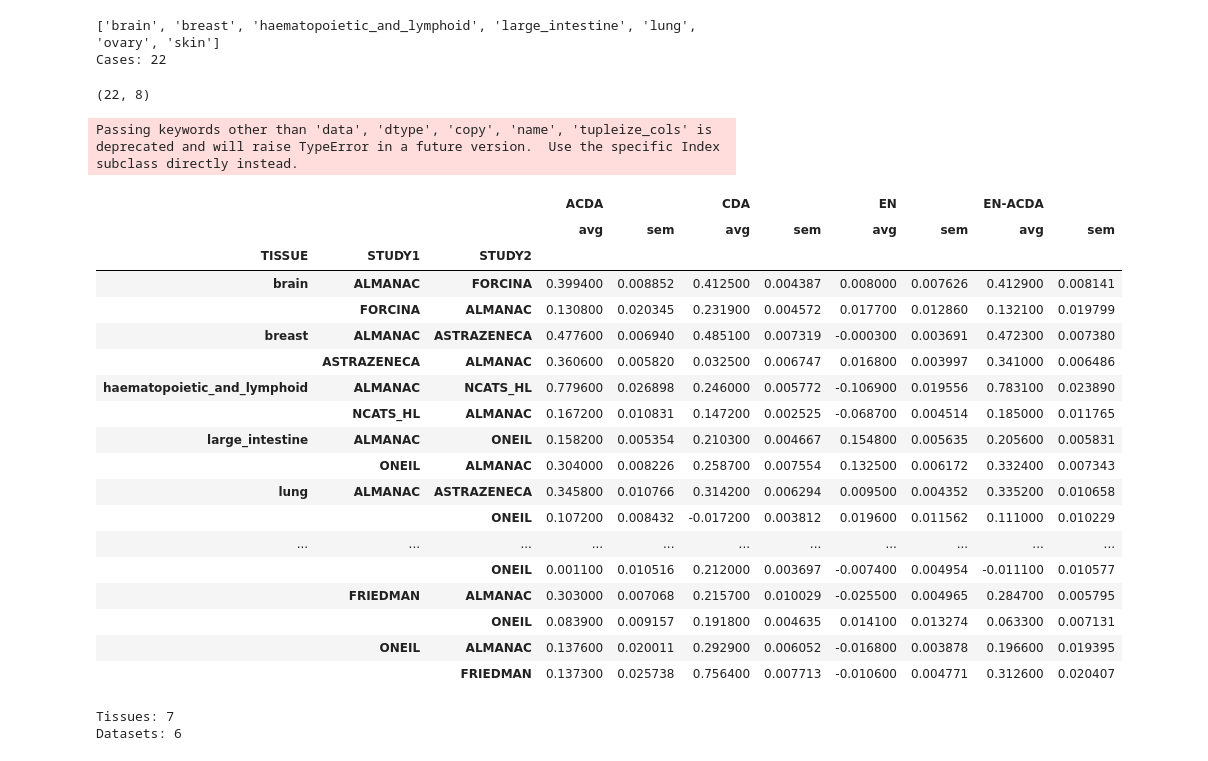
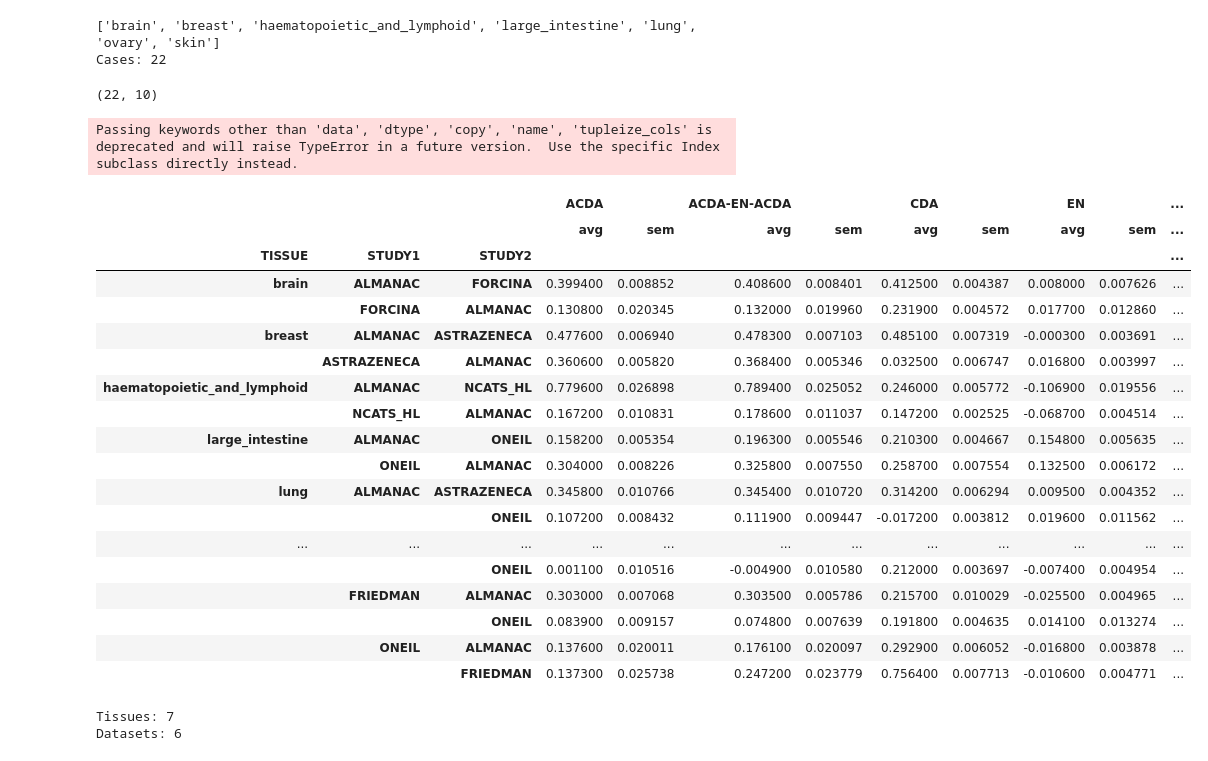
Before and after one commit to TheJacksonLaboratory/drug-synergy, a Jupyter notebook: scripts/Synergy_workbook.ipynb, the cells around one changed output. Cells and saved outputs as stored; diff of their text form; code cells hidden in the pictures.

```diff
--- a/scripts/Synergy_workbook.ipynb
+++ b/scripts/Synergy_workbook.ipynb
@@ -1211,7 +1475,7 @@ df_temp['RESPONSE_CATEGORY'].reset_index('TISSUE').value_counts().unstack('TISSU
 PDXE_tissues = ['CRC', 'GC', 'PDAC', 'BRCA', 'NSCLC', 'CM']
 df_PDXE_res = dict()
 for tissue in PDXE_tissues:
-    df_PDXE_res[tissue] = MonteCarloCrossValidation(dfTas_PDXE.xs(tissue, level='TISSUE', drop_level=False), factor=2/3)
+    df_PDXE_res[tissue] = MonteCarloCrossValidation(dfTas_PDXE.drop('RESPONSE_CATEGORY', axis=1).xs(tissue, level='TISSUE', drop_level=False), factor=2/3, stratified=True)
 df_PDXE_res = pd.DataFrame([df_PDXE_res[tissue][0].stack() for tissue in PDXE_tissues], index=PDXE_tissues)
 # %% [output]
 0
@@ -1652,0 +1975,15 @@ makeBarplotSingleDatasets(df_res_single.sort_values(by=('ACDA', 'avg'), ascendin
+# %%
+if False:
+    for_single_datasets = dict()
+    for tissue, study in for_single:
+        print(tissue, '\t', study, end='\t')
+        temp = prepareFromDCforCDA(df_DC, study, tissue, se_models_mutations_GDSC, sample=5*10**3)
+        for_single_datasets.update({(tissue, study): temp})
+        print(temp.shape)
+else:
+    for_single_datasets = dict()
+    for tissue, study in for_single:
+        if False:
+            for_single_datasets[(tissue, study)].to_csv('../data/for_single_datasets_DC_%s_%s.csv.gz' % (tissue, study))
+        else:
+            for_single_datasets[(tissue, study)] = pd.read_csv('../data/for_single_datasets_DC_%s_%s.csv.gz' % (tissue, study), index_col=[0,1,2,3])
@@ -1652,0 +2000,14 @@ makeBarplotSingleDatasets(df_res_single.sort_values(by=('ACDA', 'avg'), ascendin
+# %%
+tested_results_single_restored = dict()
+for tissue, study in for_single:
+    fname = '../output/tested_results_single_i_DC_Cij_%s_%s_v3_stratified.pklz' % (tissue, study)
+    if os.path.isfile(fname):
+        with open(fname, 'rb') as outfile:
+            tested_results_single_restored.update(pickle.load(outfile))
+
+ind = pd.MultiIndex.from_tuples(tested_results_single_restored.keys(), names=['TISSUE', 'STUDY'])
+df_res_single = pd.concat([tested_results_single_restored[i][0].set_axis(['avg', 'sem'], axis=1) for i in ind], keys=ind, axis=1).T.unstack(-1).fillna(0)
+
+print('Tissues:', df_res_single.reset_index()['TISSUE'].value_counts().shape[0])
+
+df_res_single.style.background_gradient(axis=1)
@@ -1693,44 +2179,44 @@ Cases: 22
 # %%
 tested_results_cross = dict()
 
 for tissue, study1, study2 in cross_cases:
-    fname = '../output/tested_results_cross_DC_i_Cij_%s_%s_%s_v2.pklz' % (tissue, study1, study2)
+    fname = '../output/tested_results_cross_DC_i_Cij_%s_%s_%s_v3_stratified.pklz' % (tissue, study1, study2)
     if not os.path.isfile(fname):
         print(tissue, study1, study2)
         temp = trainOneTestAnother(for_single_datasets[(tissue, study1)], for_single_datasets[(tissue, study2)], n=10)
         tested_results_cross.update({(tissue, study1, study2): temp})
         with open(fname, 'wb') as outfile:
             pickle.dump({(tissue, study1, study2): tested_results_cross[(tissue, study1, study2)]}, outfile)
     else:
         with open(fname, 'rb') as outfile:
             tested_results_cross.update(pickle.load(outfile))
 
 ind = pd.Index(tested_results_cross.keys(), names=['TISSUE', 'STUDY1', 'STUDY2'])
 df_res_cross = pd.concat([tested_results_cross[i][0].set_axis(['avg', 'sem'], axis=1) for i in ind], keys=ind, axis=1).T.unstack(-1).fillna(0)
 print(df_res_cross.shape)
 df_res_cross.style.background_gradient(axis=1)
 # %% [output]
-(22, 8)
+(22, 10)
 Passing keywords other than 'data', 'dtype', 'copy', 'name', 'tupleize_cols' is deprecated and will raise TypeError in a future version.  Use the specific Index subclass directly instead.
-|  |  |  | ACDA |  | CDA |  | EN |  | EN-ACDA |  |
-|  |  |  | avg | sem | avg | sem | avg | sem | avg | sem |
-| TISSUE | STUDY1 | STUDY2 |  |  |  |  |  |  |  |  |
-| brain | ALMANAC | FORCINA | 0.399400 | 0.008852 | 0.412500 | 0.004387 | 0.008000 | 0.007626 | 0.412900 | 0.008141 |
-|  | FORCINA | ALMANAC | 0.130800 | 0.020345 | 0.231900 | 0.004572 | 0.017700 | 0.012860 | 0.132100 | 0.019799 |
-| breast | ALMANAC | ASTRAZENECA | 0.477600 | 0.006940 | 0.485100 | 0.007319 | -0.000300 | 0.003691 | 0.472300 | 0.007380 |
-|  | ASTRAZENECA | ALMANAC | 0.360600 | 0.005820 | 0.032500 | 0.006747 | 0.016800 | 0.003997 | 0.341000 | 0.006486 |
-| haematopoietic_and_lymphoid | ALMANAC | NCATS_HL | 0.779600 | 0.026898 | 0.246000 | 0.005772 | -0.106900 | 0.019556 | 0.783100 | 0.023890 |
-|  | NCATS_HL | ALMANAC | 0.167200 | 0.010831 | 0.147200 | 0.002525 | -0.068700 | 0.004514 | 0.185000 | 0.011765 |
-| large_intestine | ALMANAC | ONEIL | 0.158200 | 0.005354 | 0.210300 | 0.004667 | 0.154800 | 0.005635 | 0.205600 | 0.005831 |
-|  | ONEIL | ALMANAC | 0.304000 | 0.008226 | 0.258700 | 0.007554 | 0.132500 | 0.006172 | 0.332400 | 0.007343 |
-| lung | ALMANAC | ASTRAZENECA | 0.345800 | 0.010766 | 0.314200 | 0.006294 | 0.009500 | 0.004352 | 0.335200 | 0.010658 |
-|  |  | ONEIL | 0.107200 | 0.008432 | -0.017200 | 0.003812 | 0.019600 | 0.011562 | 0.111000 | 0.010229 |
-| ... | ... | ... | ... | ... | ... | ... | ... | ... | ... | ... |
-|  |  | ONEIL | 0.001100 | 0.010516 | 0.212000 | 0.003697 | -0.007400 | 0.004954 | -0.011100 | 0.010577 |
-|  | FRIEDMAN | ALMANAC | 0.303000 | 0.007068 | 0.215700 | 0.010029 | -0.025500 | 0.004965 | 0.284700 | 0.005795 |
-|  |  | ONEIL | 0.083900 | 0.009157 | 0.191800 | 0.004635 | 0.014100 | 0.013274 | 0.063300 | 0.007131 |
-|  | ONEIL | ALMANAC | 0.137600 | 0.020011 | 0.292900 | 0.006052 | -0.016800 | 0.003878 | 0.196600 | 0.019395 |
-|  |  | FRIEDMAN | 0.137300 | 0.025738 | 0.756400 | 0.007713 | -0.010600 | 0.004771 | 0.312600 | 0.020407 |
+|  |  |  | ACDA |  | ACDA-EN-ACDA |  | CDA |  | EN |  | ... |
+|  |  |  | avg | sem | avg | sem | avg | sem | avg | sem | ... |
+| TISSUE | STUDY1 | STUDY2 |  |  |  |  |  |  |  |  | ... |
+| brain | ALMANAC | FORCINA | 0.399400 | 0.008852 | 0.408600 | 0.008401 | 0.412500 | 0.004387 | 0.008000 | 0.007626 | ... |
+|  | FORCINA | ALMANAC | 0.130800 | 0.020345 | 0.132000 | 0.019960 | 0.231900 | 0.004572 | 0.017700 | 0.012860 | ... |
+| breast | ALMANAC | ASTRAZENECA | 0.477600 | 0.006940 | 0.478300 | 0.007103 | 0.485100 | 0.007319 | -0.000300 | 0.003691 | ... |
+|  | ASTRAZENECA | ALMANAC | 0.360600 | 0.005820 | 0.368400 | 0.005346 | 0.032500 | 0.006747 | 0.016800 | 0.003997 | ... |
+| haematopoietic_and_lymphoid | ALMANAC | NCATS_HL | 0.779600 | 0.026898 | 0.789400 | 0.025052 | 0.246000 | 0.005772 | -0.106900 | 0.019556 | ... |
+|  | NCATS_HL | ALMANAC | 0.167200 | 0.010831 | 0.178600 | 0.011037 | 0.147200 | 0.002525 | -0.068700 | 0.004514 | ... |
+| large_intestine | ALMANAC | ONEIL | 0.158200 | 0.005354 | 0.196300 | 0.005546 | 0.210300 | 0.004667 | 0.154800 | 0.005635 | ... |
+|  | ONEIL | ALMANAC | 0.304000 | 0.008226 | 0.325800 | 0.007550 | 0.258700 | 0.007554 | 0.132500 | 0.006172 | ... |
+| lung | ALMANAC | ASTRAZENECA | 0.345800 | 0.010766 | 0.345400 | 0.010720 | 0.314200 | 0.006294 | 0.009500 | 0.004352 | ... |
+|  |  | ONEIL | 0.107200 | 0.008432 | 0.111900 | 0.009447 | -0.017200 | 0.003812 | 0.019600 | 0.011562 | ... |
+| ... | ... | ... | ... | ... | ... | ... | ... | ... | ... | ... | ... |
+|  |  | ONEIL | 0.001100 | 0.010516 | -0.004900 | 0.010580 | 0.212000 | 0.003697 | -0.007400 | 0.004954 | ... |
+|  | FRIEDMAN | ALMANAC | 0.303000 | 0.007068 | 0.303500 | 0.005786 | 0.215700 | 0.010029 | -0.025500 | 0.004965 | ... |
+|  |  | ONEIL | 0.083900 | 0.009157 | 0.074800 | 0.007639 | 0.191800 | 0.004635 | 0.014100 | 0.013274 | ... |
+|  | ONEIL | ALMANAC | 0.137600 | 0.020011 | 0.176100 | 0.020097 | 0.292900 | 0.006052 | -0.016800 | 0.003878 | ... |
+|  |  | FRIEDMAN | 0.137300 | 0.025738 | 0.247200 | 0.023779 | 0.756400 | 0.007713 | -0.010600 | 0.004771 | ... |
 # %%
 print('Tissues:', df_res_cross.reset_index()['TISSUE'].value_counts().shape[0])
 print('Datasets:', df_res_cross.reset_index()['STUDY1'].value_counts().shape[0])
```
Also changed, not shown: parts of 70 cells of this notebook, 4 other files.
